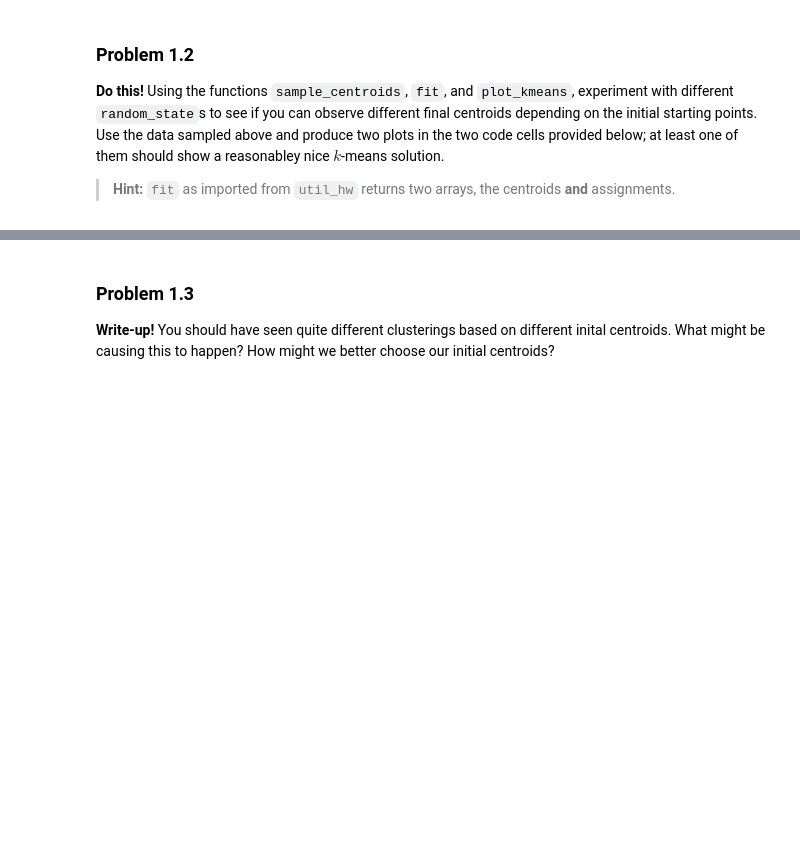
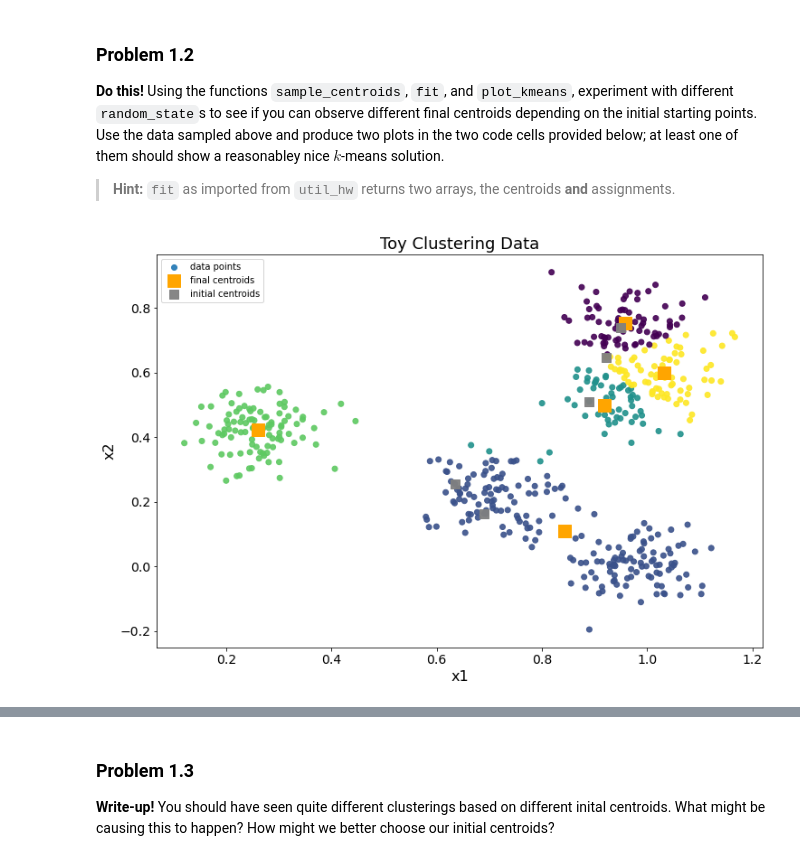
Before and after one commit to asalpert/k-Means-with-graphs, a Jupyter notebook: hw7.ipynb, the cells around one changed output, grey strips where cells are left out. Saved outputs shown, nothing was run; the diff lists cells and outputs as text; code cells hidden in the pictures; blank space fills up the shorter version.

```diff
--- a/hw7.ipynb
+++ b/hw7.ipynb
@@ -65,0 +71,9 @@ Let's take a quick peek at what the data looks like.
+# %%
+from utility.util_hw import fit, plot_kmeans
+
+k = 5
+centroids, assignments = fit(X, k, random_state = 3)
+initial_centroids = sample_centroids(X, k, random_state = 3)
+plot_kmeans(X, centroids, prev_centroids=initial_centroids, assignments=assignments)
+# %% [output]
+[figure, added]
```
Also changed, not shown: parts of 55 cells of this notebook.
